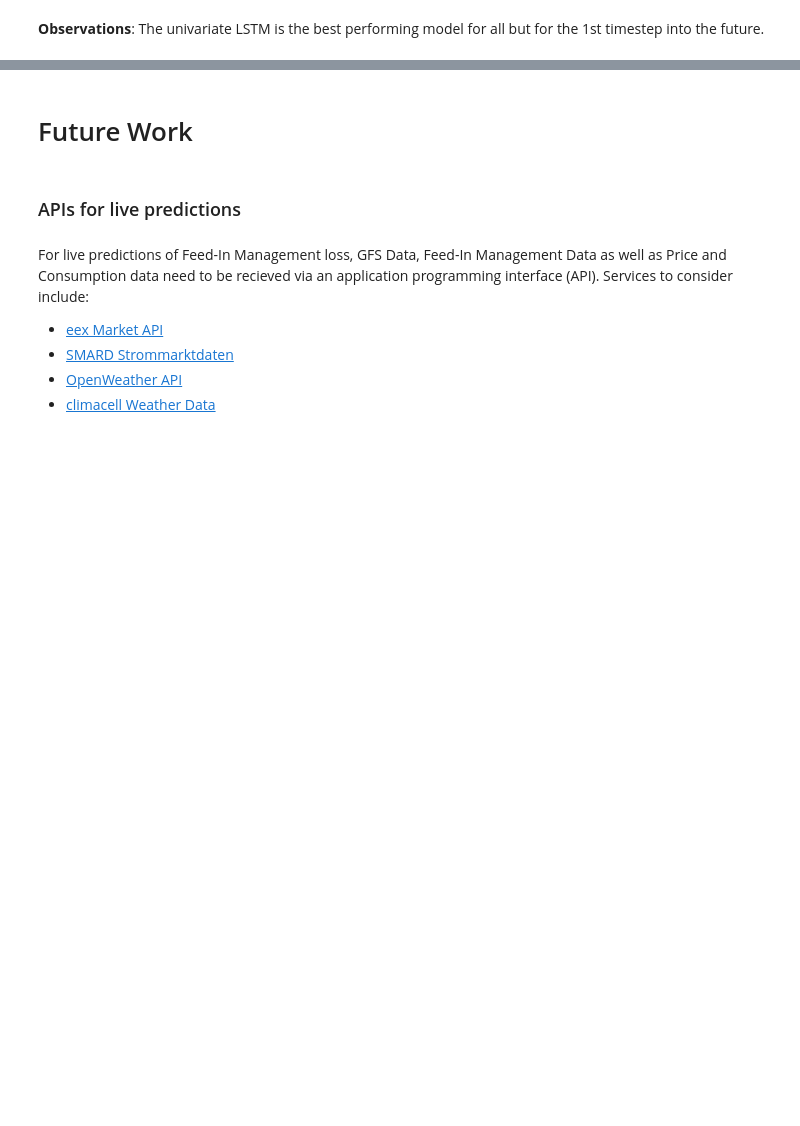
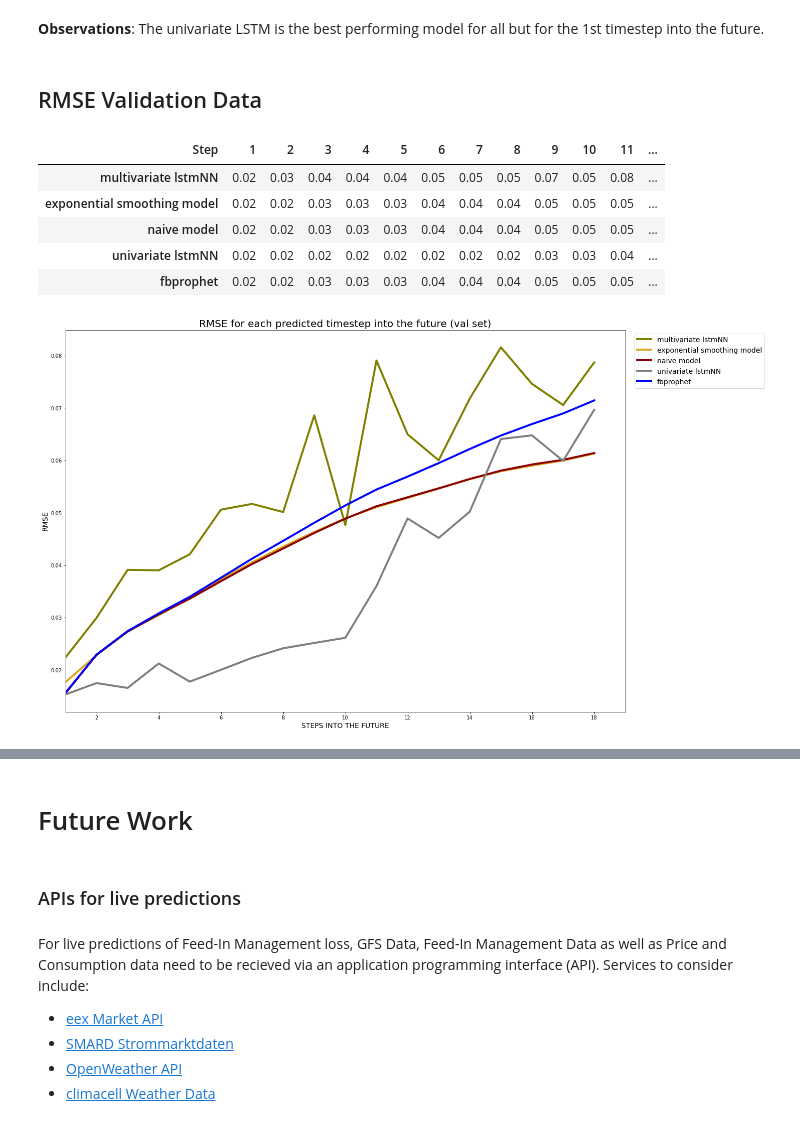
Before and after one commit to JonJae/TimeSeriesPrediction_FeedInMngmt, a Jupyter notebook: FeedInMngmt_Results.ipynb, the cells around one changed output, grey strips where cells are left out. Cells and saved outputs as stored; diff of their text form; code cells hidden in the pictures; blank space fills up the shorter version.

```diff
--- a/FeedInMngmt_Results.ipynb
+++ b/FeedInMngmt_Results.ipynb
@@ -154,2 +156,17 @@ mape_val.round(2)
 # %% [markdown]
 **Observations**: The univariate LSTM is the best performing model for all but for the 1st timestep into the future.
+# %% [markdown]
+## RMSE Validation Data
+# %%
+metric = 'RMSE'
+mape_val = get_erros(metric = metric, folder='Validation Errors')
+plot_results(mape_val, metric = metric, val_or_test='val')
+mape_val.round(2)
+# %% [output]
+| Step | 1 | 2 | 3 | 4 | 5 | 6 | 7 | 8 | 9 | 10 | 11 | ... |
+| multivariate lstmNN | 0.02 | 0.03 | 0.04 | 0.04 | 0.04 | 0.05 | 0.05 | 0.05 | 0.07 | 0.05 | 0.08 | ... |
+| exponential smoothing model | 0.02 | 0.02 | 0.03 | 0.03 | 0.03 | 0.04 | 0.04 | 0.04 | 0.05 | 0.05 | 0.05 | ... |
+| naive model | 0.02 | 0.02 | 0.03 | 0.03 | 0.03 | 0.04 | 0.04 | 0.04 | 0.05 | 0.05 | 0.05 | ... |
+| univariate lstmNN | 0.02 | 0.02 | 0.02 | 0.02 | 0.02 | 0.02 | 0.02 | 0.02 | 0.03 | 0.03 | 0.04 | ... |
+| fbprophet | 0.02 | 0.02 | 0.03 | 0.03 | 0.03 | 0.04 | 0.04 | 0.04 | 0.05 | 0.05 | 0.05 | ... |
+[figure, added]
```
Also changed, not shown: parts of 4 cells of this notebook.
